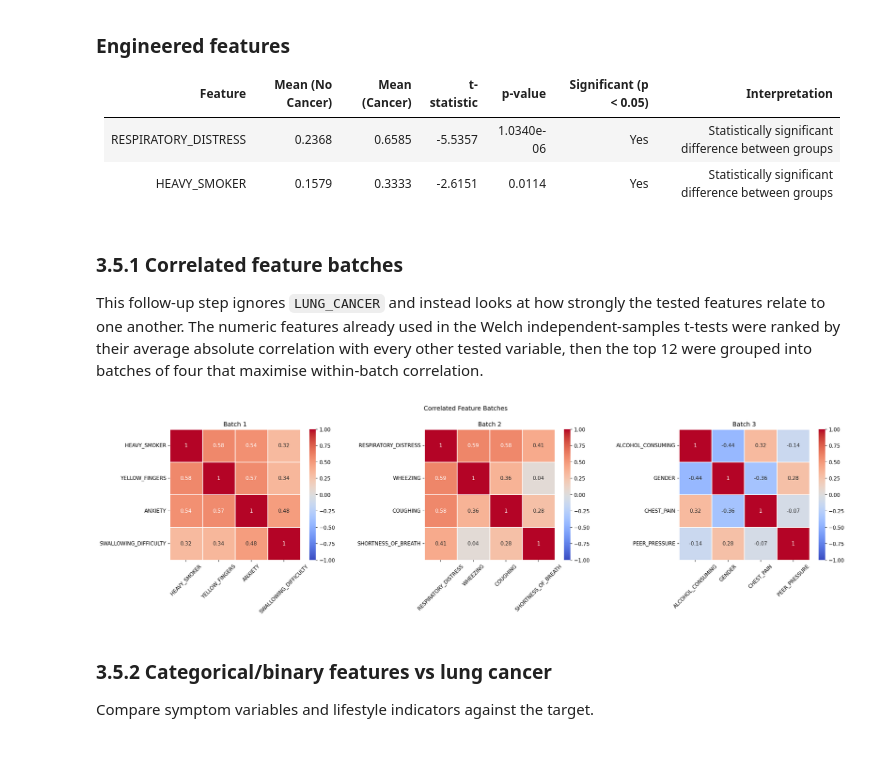
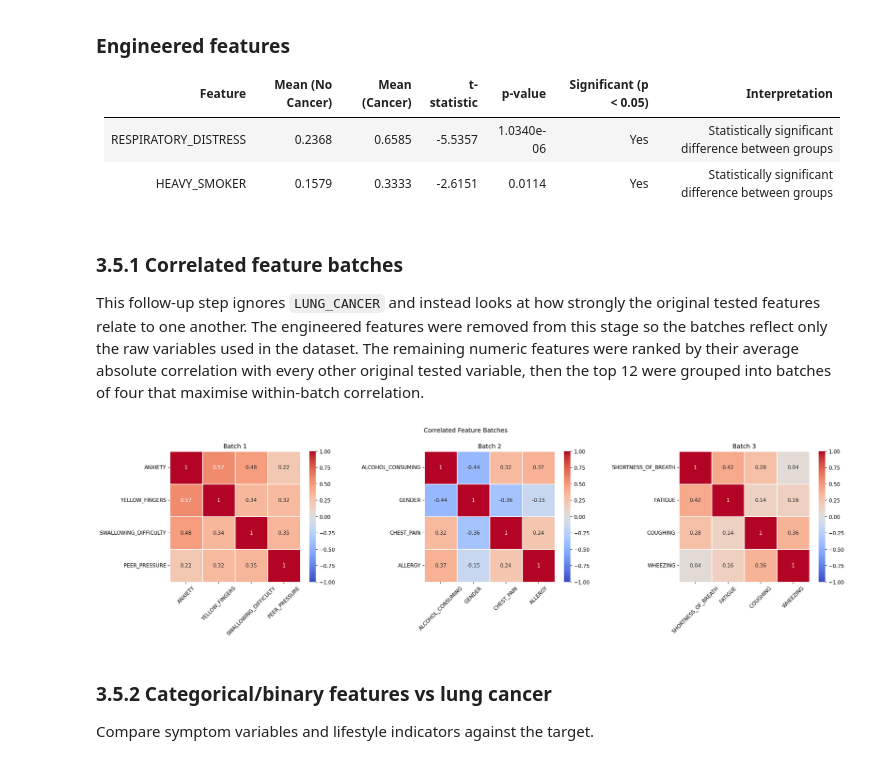
Before and after one commit to JoeShade/groupProject, a Jupyter notebook: blankTemplate.ipynb, the cells around one changed output. Cells and saved outputs as stored; diff of their text form; code cells hidden in the pictures.

Commit message:
Removed engineered features from heatmap

```diff
--- a/blankTemplate.ipynb
+++ b/blankTemplate.ipynb
@@ -589,13 +589,19 @@ Welch's independent samples t-tests indicated statistically significant differen
 </table>
 # %% [markdown]
 ### 3.5.1 Correlated feature batches
-This follow-up step ignores `LUNG_CANCER` and instead looks at how strongly the tested features relate to one another. The numeric features already used in the Welch independent-samples t-tests were ranked by their average absolute correlation with every other tested variable, then the top 12 were grouped into batches of four that maximise within-batch correlation.
+This follow-up step ignores `LUNG_CANCER` and instead looks at how strongly the original tested features relate to one another. The engineered features were removed from this stage so the batches reflect only the raw variables used in the dataset. The remaining numeric features were ranked by their average absolute correlation with every other original tested variable, then the top 12 were grouped into batches of four that maximise within-batch correlation.
 # %%
-feature_signed_correlation_matrix = dataset_clean[t_test_feature_columns].corr()
+intercorrelation_feature_columns = [
+    feature_name
+    for feature_name in t_test_feature_columns
+    if feature_name not in engineered_features
+]
+
+feature_signed_correlation_matrix = dataset_clean[intercorrelation_feature_columns].corr()
 feature_peer_correlation_matrix = feature_signed_correlation_matrix.abs()
 feature_mean_peer_correlation = (
     (feature_peer_correlation_matrix.sum(axis=1) - 1)
-    / (len(t_test_feature_columns) - 1)
+    / (len(intercorrelation_feature_columns) - 1)
 ).sort_values(ascending=False)
 
 top_intercorrelated_features = feature_mean_peer_correlation.head(12).index.tolist()
@@ -711,34 +717,34 @@ correlated_feature_batches_df = correlated_feature_batches_df[
 correlated_feature_batches_df = correlated_feature_batches_df.sort_values(
     ["Batch", "Mean absolute correlation within batch"],
     ascending=[True, False],
 ).reset_index(drop=True)
 
 ordered_batch_names = sorted(batch_correlation_matrices)
 fig, axes = plt.subplots(1, len(ordered_batch_names), figsize=(7 * len(ordered_batch_names), 5.5))
 if len(ordered_batch_names) == 1:
     axes = [axes]
 
 for axis, batch_name in zip(axes, ordered_batch_names):
     sns.heatmap(
         batch_correlation_matrices[batch_name],
         ax=axis,
         annot=True,
         cmap="coolwarm",
         vmin=-1,
         vmax=1,
         square=True,
         linewidths=0.5,
         cbar=True,
     )
     axis.set_title(batch_name)
     axis.tick_params(axis="x", rotation=45)
     axis.tick_params(axis="y", rotation=0)
 
 plt.suptitle("Correlated Feature Batches", y=1.02)
 plt.tight_layout()
 plt.show()
 # %% [output]
-[figure, old version]
+[figure, new version]
 # %% [markdown]
 ### 3.5.2 Categorical/binary features vs lung cancer
 Compare symptom variables and lifestyle indicators against the target.
```
